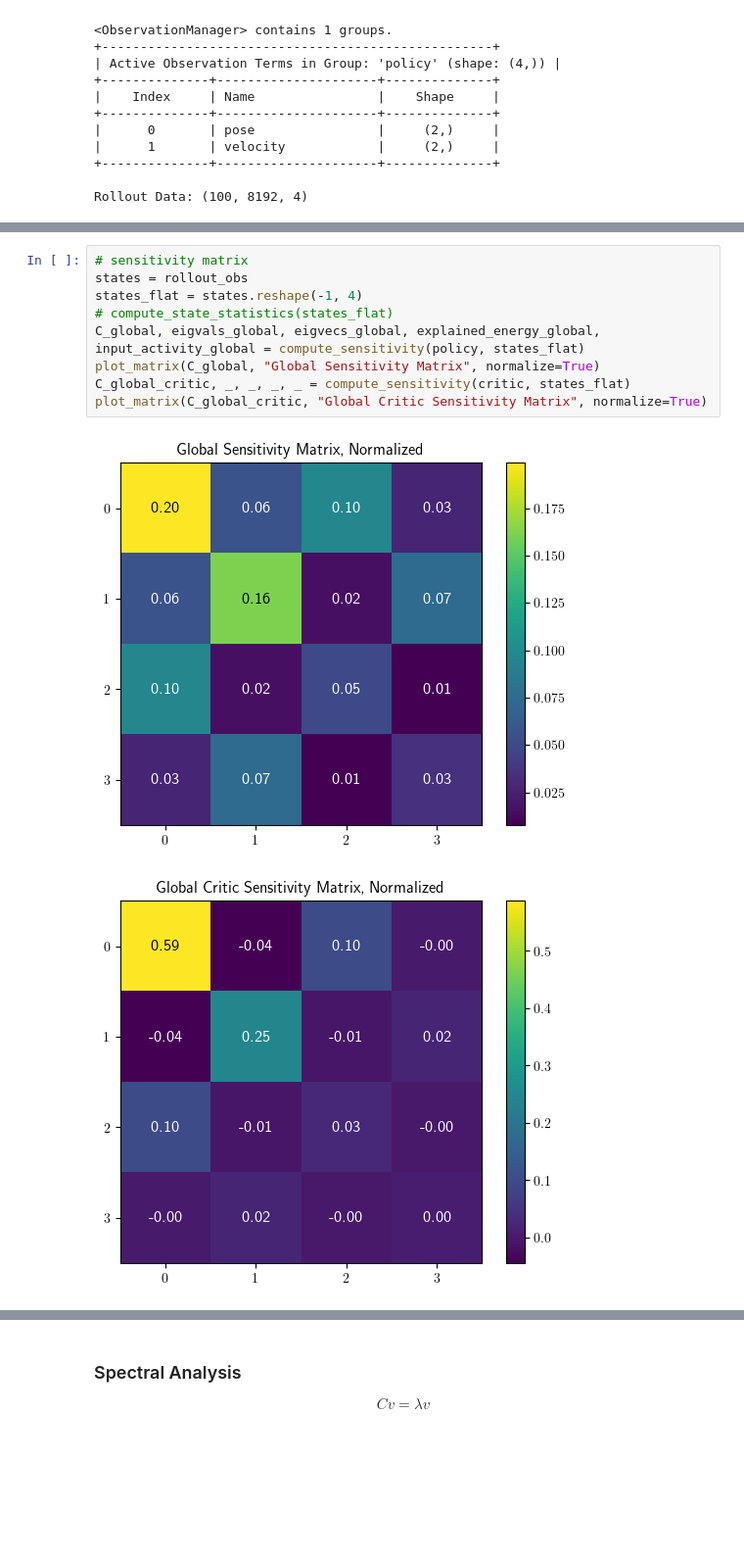
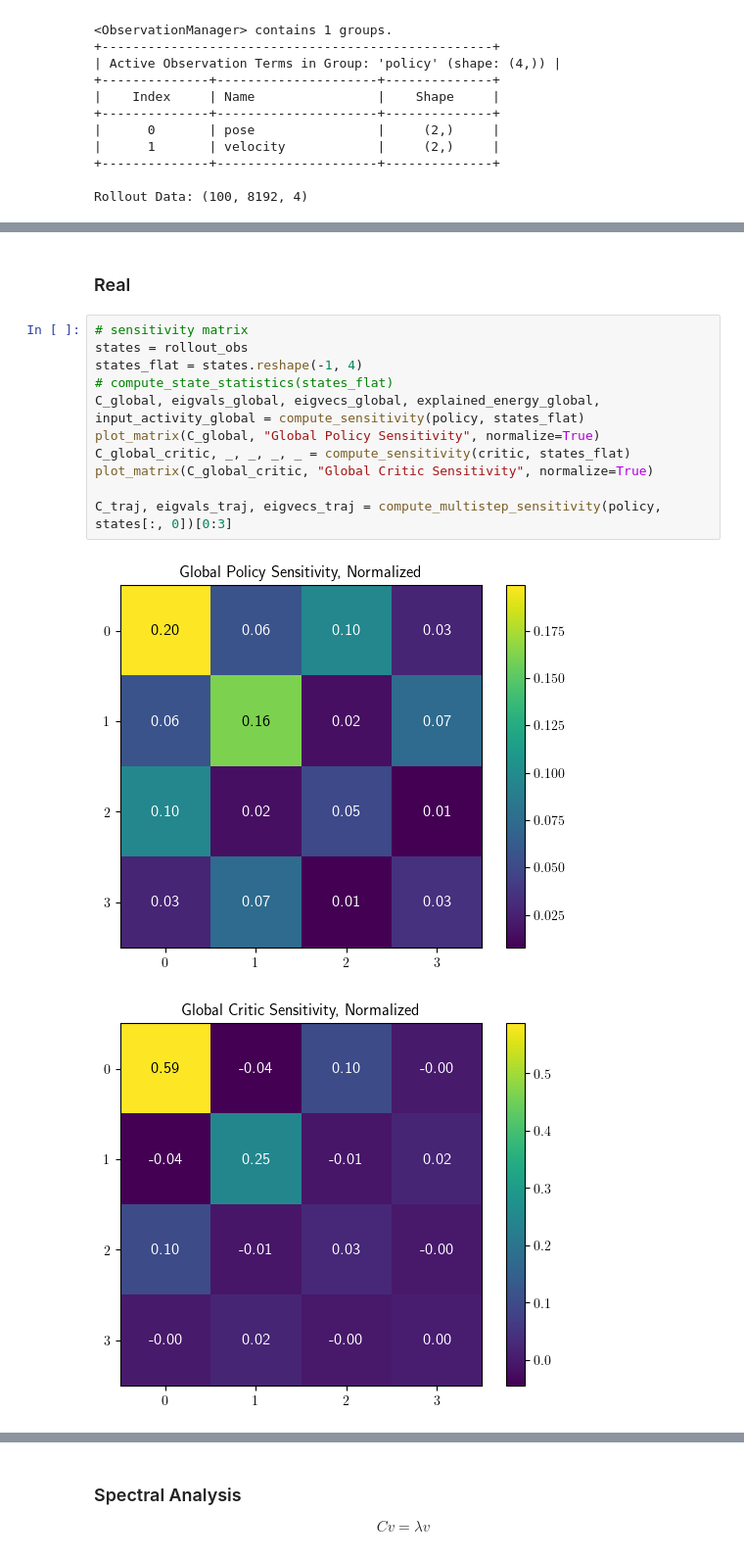
Before and after one commit to KyleM73/nonlinear_ct, a Jupyter notebook: scripts/analyze.ipynb, the cells around one changed output, grey strips where cells are left out. Shown at 98% size. Drawn from its saved outputs; the diff is of its cells as text; blank space fills up the shorter version.

```diff
--- a/scripts/analyze.ipynb
+++ b/scripts/analyze.ipynb
@@ -224,12 +185,16 @@ Text(0.5, 1.0, 'Critic Value Heatmap (Eigenbasis Projection)')
+# %% [markdown]
+### Real
 # %%
 # sensitivity matrix
 states = rollout_obs
 states_flat = states.reshape(-1, 4)
 # compute_state_statistics(states_flat)
 C_global, eigvals_global, eigvecs_global, explained_energy_global, input_activity_global = compute_sensitivity(policy, states_flat)
-plot_matrix(C_global, "Global Sensitivity Matrix", normalize=True)
+plot_matrix(C_global, "Global Policy Sensitivity", normalize=True)
 C_global_critic, _, _, _, _ = compute_sensitivity(critic, states_flat)
-plot_matrix(C_global_critic, "Global Critic Sensitivity Matrix", normalize=True)
+plot_matrix(C_global_critic, "Global Critic Sensitivity", normalize=True)
+
+C_traj, eigvals_traj, eigvecs_traj = compute_multistep_sensitivity(policy, states[:, 0])[0:3]
 # %% [output]
-[figure, old version]
+[figure, new version]
-[figure, old version]
+[figure, new version]
```
Also changed, not shown: parts of 11 cells of this notebook, 1 other file.
